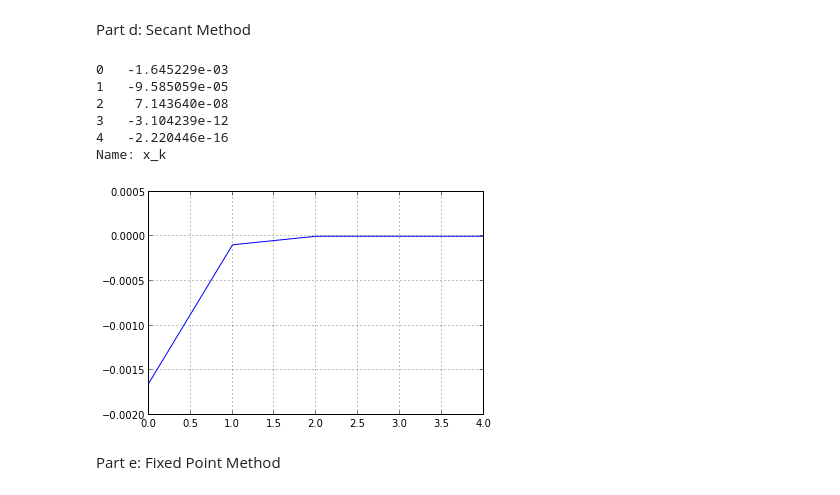
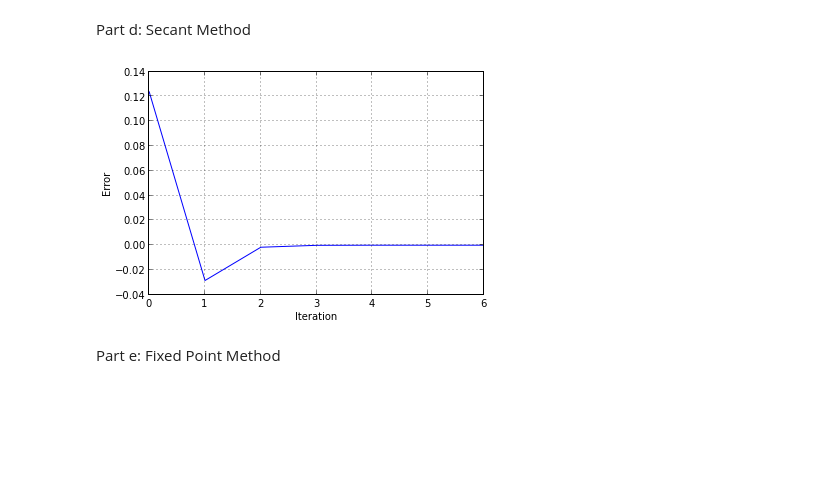
Before and after one commit to TomAugspurger/optimization, a Jupyter notebook: hw2_turn_in.py.ipynb, the cells around one changed output. Drawn from its saved outputs; the diff is of its cells as text; code cells hidden in the pictures; blank space fills up the shorter version.

```diff
--- a/hw2_turn_in.py.ipynb
+++ b/hw2_turn_in.py.ipynb
@@ -18,6 +18,8 @@ f = lambda x: np.sqrt(x) * np.exp(x) - 1
 g = lambda x: np.exp(x) * (.5 * x ** (-.5) + x ** (1.5))
 
 x = 0.426302751006863
-m = Opt(f, a=0.1, b=1.0, g=g, x0=.55, verbose=True, max_iter=100)
+m = Opt(f, a=0.1, b=1.0, g=g, x0=.55, verbose=True, max_iter=10)
 zero, e, max_k, full = m.bisection()
-print('The zero is %f and the necessary number of iterations is %i' % (zero, max_k))
+df = pd.DataFrame(full, columns=['k', 'x_k', 'delta'])
+df['error'] = df['x_k'] - x
+s = (df[['x_k', 'error']].ix[0:10]).to_string()
@@ -42,3 +26,10 @@ Name: x_k
+# %%
+with open('results.txt', 'w') as fout:
+    fout.write('Number 1.\nThe zero is %f and the necessary number of iterations is %i\n'\
+    'All the tables below (except as noted otherwise) are formatted as (Iteration, Estimate, Error).\nBisection Method:\n'
+    % (zero, max_k))
+with open('results.txt', 'a') as fout:
+    fout.write(s)
 # %%
 (df['x_k'] - x).plot()
 # %% [output]
@@ -71,7 +47,11 @@ Name: x_k
+# %%
+with open('results.txt', 'a') as fout:
+    fout.write('\n\nPart b: Simplified Newton\'s Method\n' + steps.to_string())
 # %% [markdown]
 Part c: Newton's Method
 # %%
 zero, e, k, full = m.newton()
 steps, fig = m.present(full, x)
-print(steps[:10])
+with open('results.txt', 'a') as fout:
+    fout.write('\n\nPart c: Newton\'s Method\n' + steps[:10].to_string())
 # %% [output]
@@ -92,15 +61,10 @@ Part d: Secant Method
 # %%
 zero, e, k, full = m.secant()
 steps, fig = m.present(full, x)
-print(steps)
+with open('results.txt', 'a') as fout:
+    fout.write('\n\nPart d: Secant Method\n' + steps.to_string())
 # %% [output]
-0   -1.645229e-03
-1   -9.585059e-05
-2    7.143640e-08
-3   -3.104239e-12
-4   -2.220446e-16
-Name: x_k
-[figure, old version]
+[figure, new version]
 # %% [markdown]
 Part e: Fixed Point Method
 # %%
```
Also changed, not shown: parts of 14 cells of this notebook, 2 other files.
